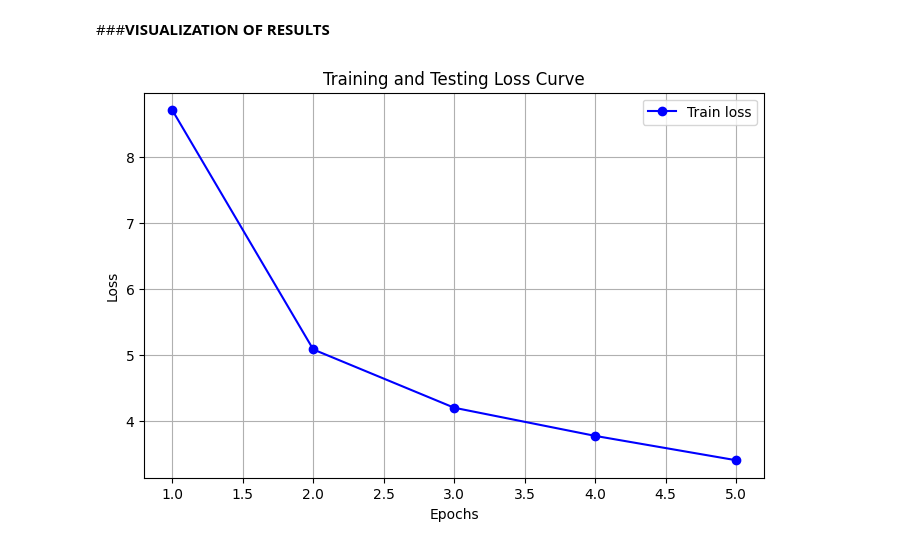
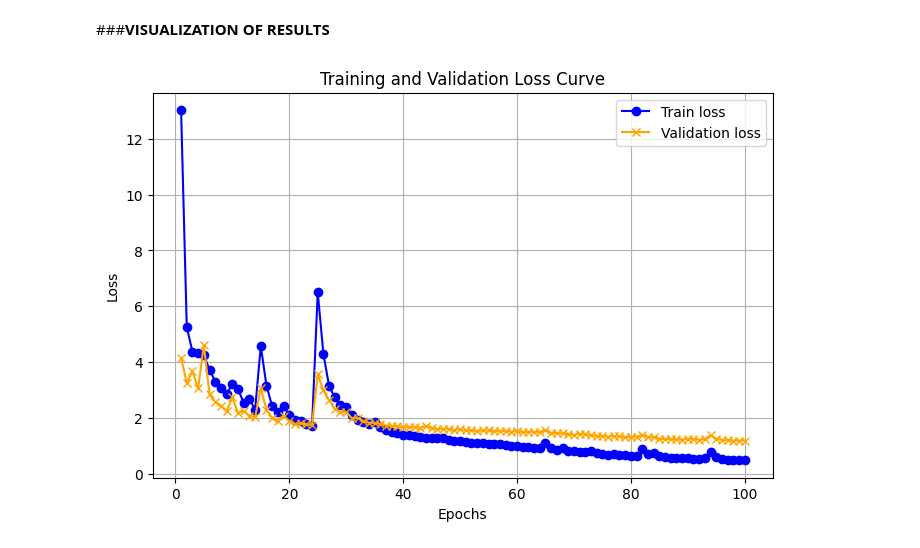
Before and after one commit to CS171-Semester-Project/traffic-sign-detection, a Jupyter notebook: traffic_sign_detection.ipynb, the cells around one changed output. Saved outputs shown, nothing was run; the diff lists cells and outputs as text; code cells hidden in the pictures.

```diff
--- a/traffic_sign_detection.ipynb
+++ b/traffic_sign_detection.ipynb
@@ -539,11 +649,12 @@ from tqdm import tqdm
 # %%
-learning_rate = 2e-5
-optimizer = optim.Adam(model.parameters(), lr=learning_rate, weight_decay=0)
+LEARNING_RATE = 1e-4
+optimizer = optim.Adam(model.parameters(), lr=LEARNING_RATE, weight_decay=1e-4) # weight decay for regularization to prevent overfitting
+# Learning rate scheduler
+scheduler = ReduceLROnPlateau(optimizer, mode='min', factor=0.5, patience=5)
 
 model.to(device)
 
 def train_fn(train_loader, model, optimizer, loss_fn):
-    # tqdm provides a progress bar just like in the remote repo
     loop = tqdm(train_loader, leave=True)
     mean_loss = []
 
@@ -563,22 +674,47 @@ def train_fn(train_loader, model, optimizer, loss_fn):
 
     return sum(mean_loss) / len(mean_loss)
 
-epochs = 5
+def val_fn(val_loader, model, loss_fn):
+    loop = tqdm(val_loader, leave=True)
+    mean_loss = []
+
+    with torch.inference_mode():
+        for batch_idx, (x, y) in enumerate(loop):
+            x, y = x.to(device), y.to(device)
+
+            out = model(x)
+            loss = loss_fn(out, y)
+
+            mean_loss.append(loss.item())
+            loop.set_postfix(val_loss=loss.item())
+
+    return sum(mean_loss) / len(mean_loss)
+
+epochs = 100
 epoch_count = []
 loss_values = []
+val_loss_values = []
 
 print(f"Starting training on {device}...")
 for epoch in range(epochs):
     print(f"\nEpoch: {epoch+1}/{epochs}")
+
+    # Training Phase
     model.train()
+    avg_loss = train_fn(train_loader, model, optimizer, custom_loss)
 
-    # Train for one epoch using our custom YOLO loss
-    avg_loss = train_fn(train_loader, model, optimizer, custom_loss)
+    # Validation Phase
+    model.eval()
+    avg_val_loss = val_fn(val_loader, model, custom_loss)
+
+    # Step the scheduler based on the validation loss
+    scheduler.step(avg_val_loss)
 
     epoch_count.append(epoch + 1)
     loss_values.append(avg_loss)
+    val_loss_values.append(avg_val_loss)
 
-    print(f"Epoch {epoch+1} Average Loss: {avg_loss:.4f}")
+    print(f"Epoch {epoch+1} Train Loss: {avg_loss:.4f} | Val Loss: {avg_val_loss:.4f}")
 # %% [output]
 Starting training on cuda...
 
@@ -723,12 +880,12 @@ from sklearn.metrics import confusion_matrix
 # %%
 plt.figure(figsize=(8, 5))
 plt.plot(epoch_count, loss_values, label="Train loss", color="blue", marker="o")
-#plt.plot(epoch_count, test_loss_values, label="Test loss")
-plt.title("Training and Testing Loss Curve")
+plt.plot(epoch_count, val_loss_values, label="Validation loss", color="orange", marker="x")
+plt.title("Training and Validation Loss Curve")
 plt.ylabel("Loss")
 plt.xlabel("Epochs")
 plt.grid(True)
 plt.legend()
 plt.show()
 # %% [output]
-[figure, old version]
+[figure, new version]
```
Also changed, not shown: parts of 13 cells of this notebook.
